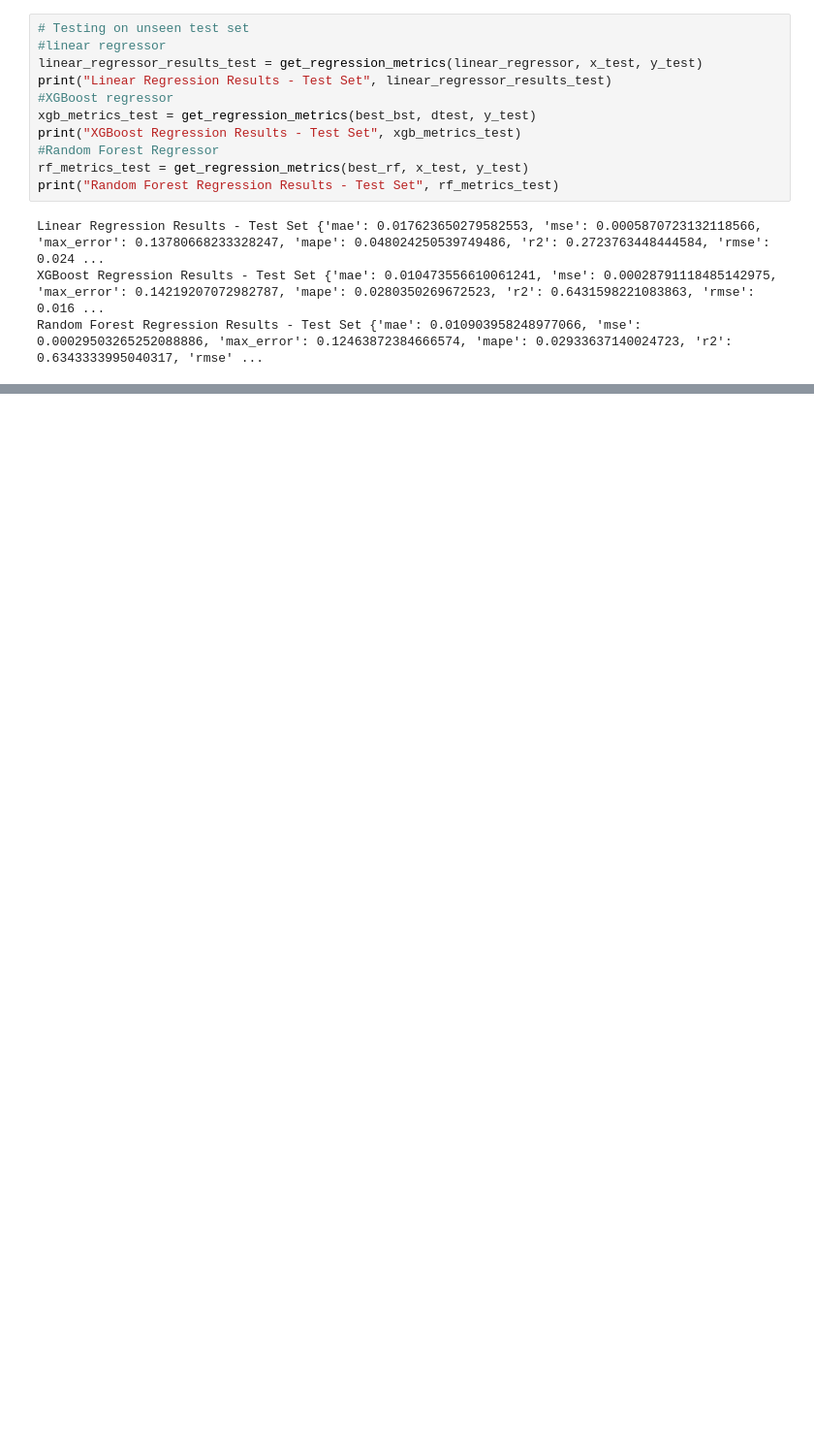
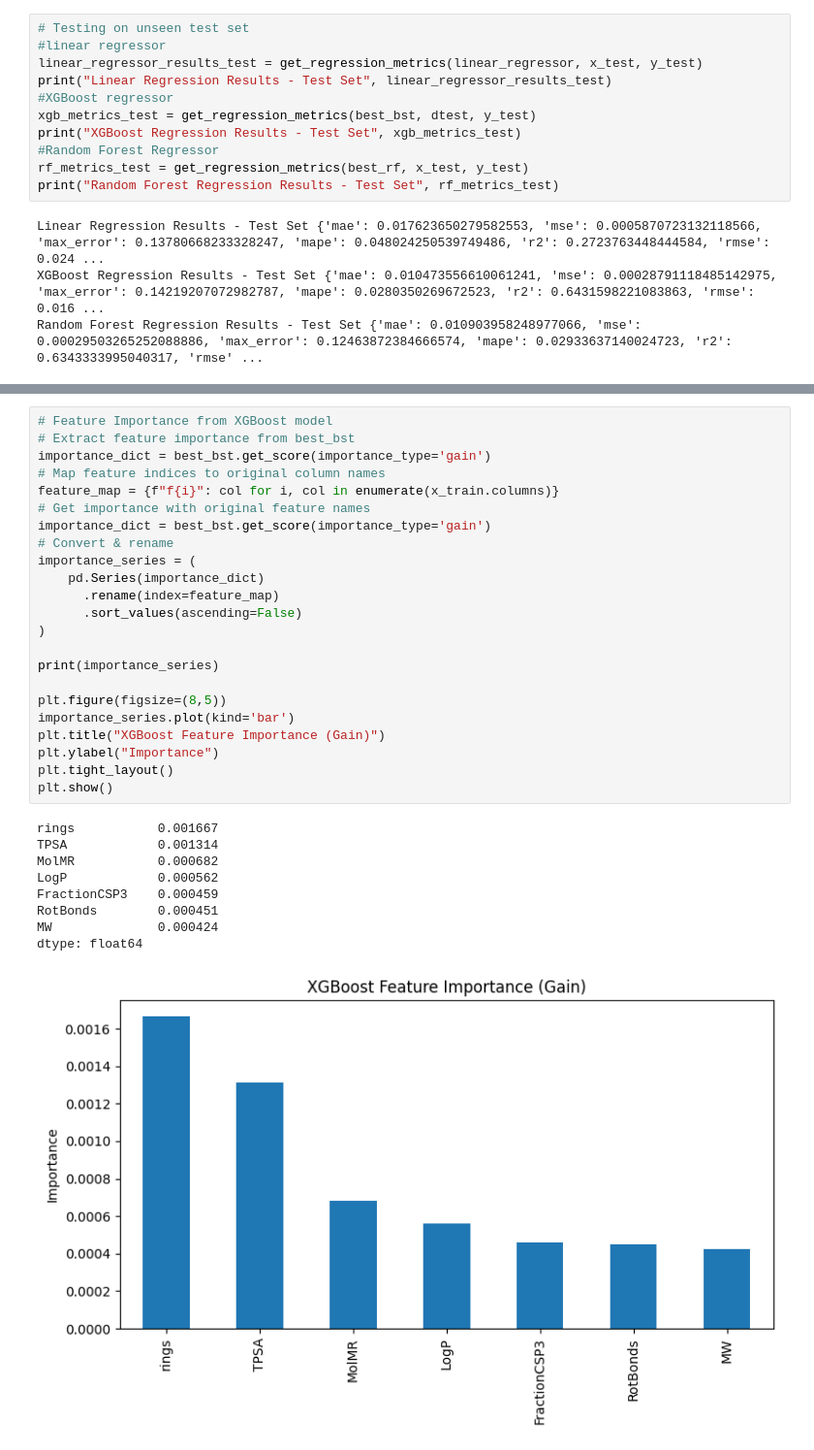
Before and after one commit to GjotoGjoto/1147_new, a Jupyter notebook: neurips_pd-1.ipynb, the cells around one changed output, grey strips where cells are left out. Shown at 97% size. Saved outputs shown, nothing was run; the diff lists cells and outputs as text; blank space fills up the shorter version.

```diff
--- a/neurips_pd-1.ipynb
+++ b/neurips_pd-1.ipynb
@@ -815,0 +843,33 @@ Random Forest Regression Results - Test Set {'mae': 0.010903958248977066, 'mse':
+# %%
+# Feature Importance from XGBoost model
+# Extract feature importance from best_bst
+importance_dict = best_bst.get_score(importance_type='gain')
+# Map feature indices to original column names
+feature_map = {f"f{i}": col for i, col in enumerate(x_train.columns)}
+# Get importance with original feature names
+importance_dict = best_bst.get_score(importance_type='gain')
+# Convert & rename
+importance_series = (
+    pd.Series(importance_dict)
+      .rename(index=feature_map)
+      .sort_values(ascending=False)
+)
+
+print(importance_series)
+
+plt.figure(figsize=(8,5))
+importance_series.plot(kind='bar')
+plt.title("XGBoost Feature Importance (Gain)")
+plt.ylabel("Importance")
+plt.tight_layout()
+plt.show()
+# %% [output]
+rings           0.001667
+TPSA            0.001314
+MolMR           0.000682
+LogP            0.000562
+FractionCSP3    0.000459
+RotBonds        0.000451
+MW              0.000424
+dtype: float64
+[figure, added]
```
Also changed, not shown: parts of 7 cells of this notebook, 1 other file.
